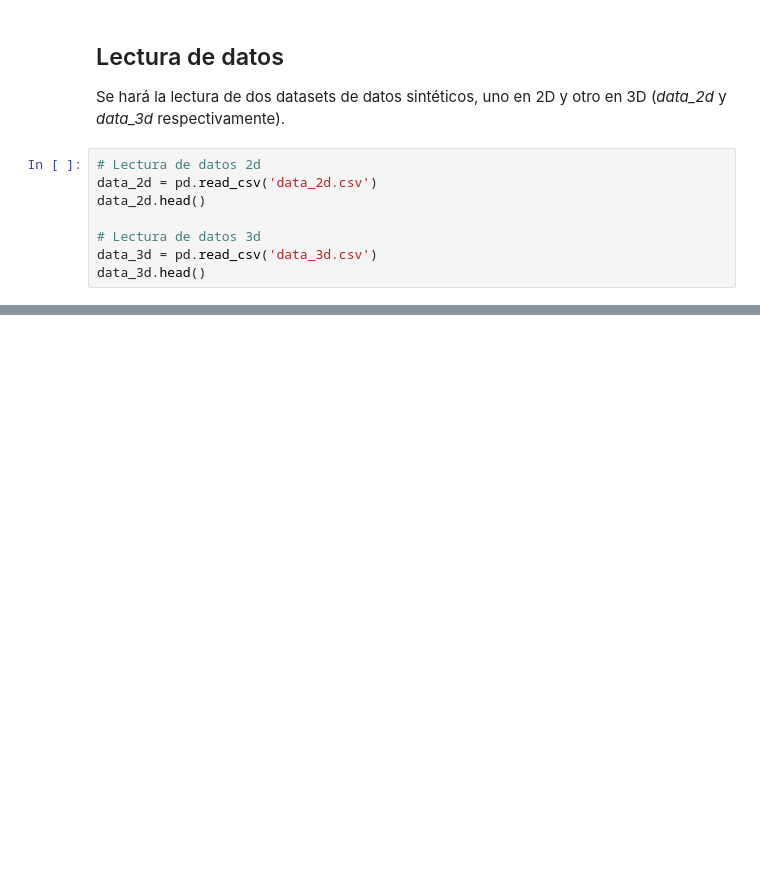
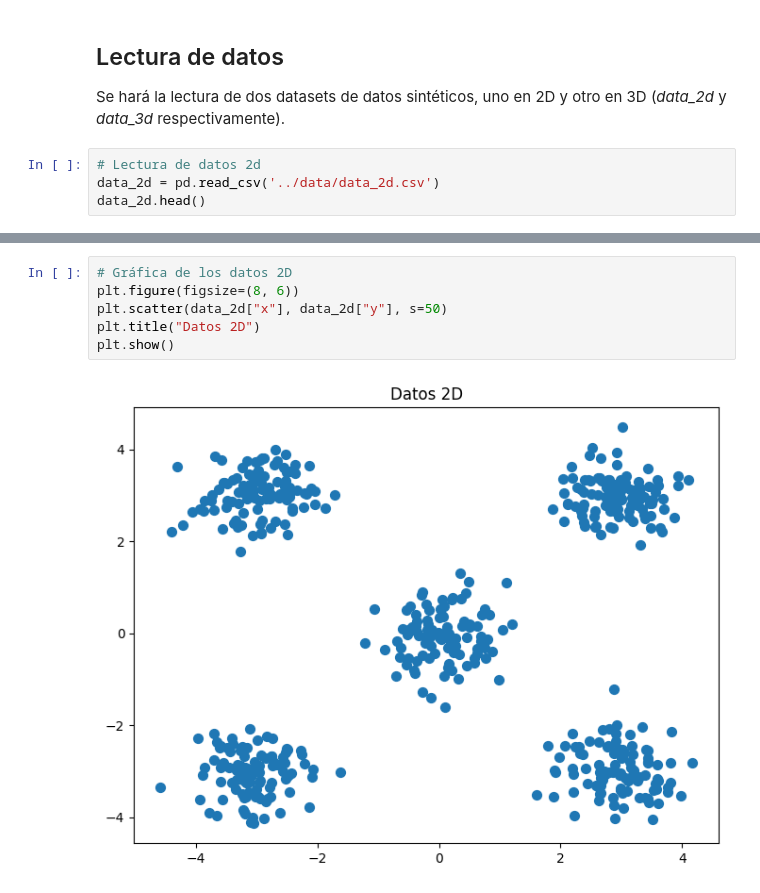
Before and after one commit to Daniel-PosadaPUJ/Proyecto1_ALC, a Jupyter notebook: notebooks/kmeans_punto1.ipynb, the cells around one changed output, grey strips where cells are left out. Cells and saved outputs as stored; diff of their text form; blank space fills up the shorter version.

```diff
--- a/notebooks/kmeans_punto1.ipynb
+++ b/notebooks/kmeans_punto1.ipynb
@@ -43,9 +43,5 @@ import pandas as pd
 Se hará la lectura de dos datasets de datos sintéticos, uno en 2D y otro en 3D (_data_2d_ y _data_3d_ respectivamente).
 # %%
 # Lectura de datos 2d
-data_2d = pd.read_csv('data_2d.csv')
+data_2d = pd.read_csv('../data/data_2d.csv')
 data_2d.head()
-
-# Lectura de datos 3d
-data_3d = pd.read_csv('data_3d.csv')
-data_3d.head()
@@ -51,0 +102,8 @@ data_3d.head()
+# %%
+# Gráfica de los datos 2D
+plt.figure(figsize=(8, 6))
+plt.scatter(data_2d["x"], data_2d["y"], s=50)
+plt.title("Datos 2D")
+plt.show()
+# %% [output]
+[figure, added]
```
Also changed, not shown: parts of 20 cells of this notebook, 3 other files.
